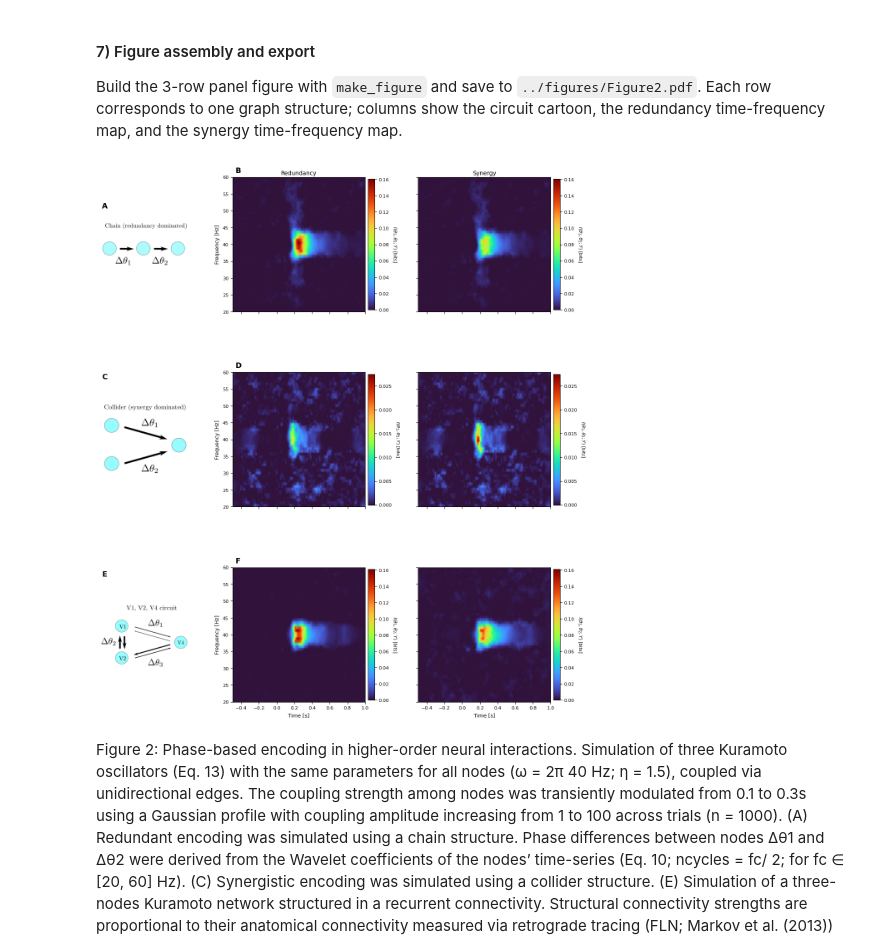
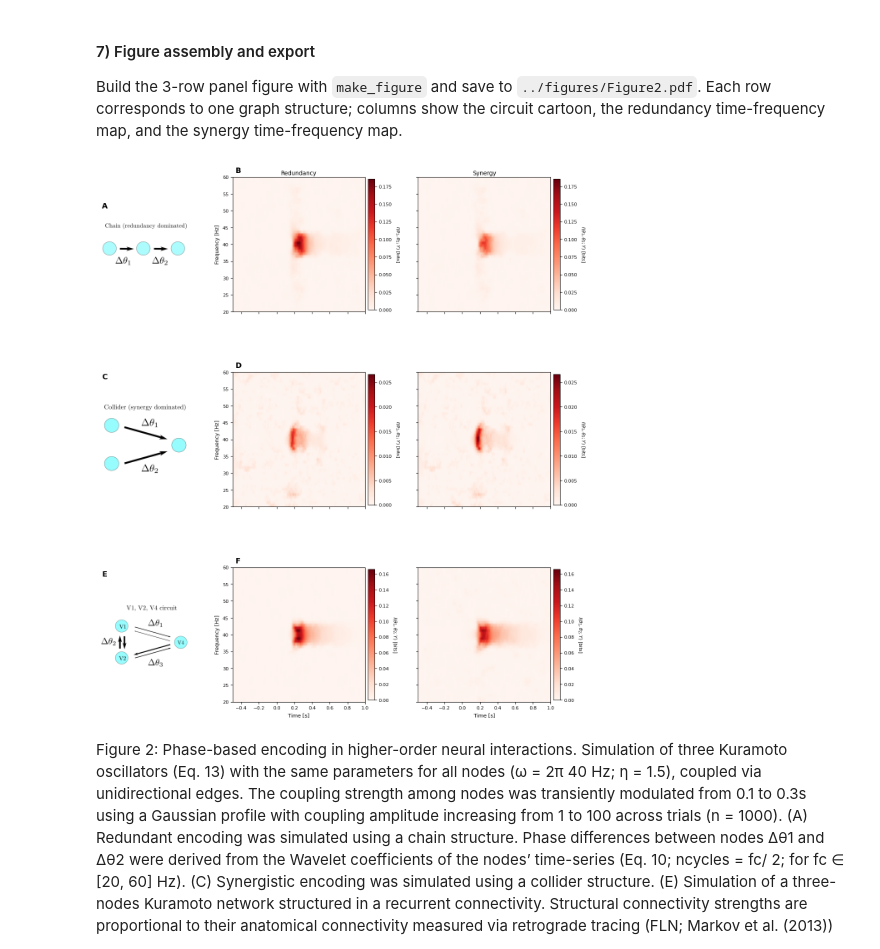
Before and after one commit to brainets/neopid, a Jupyter notebook: notebooks/Figure2.ipynb, the cells around one changed output. Cells and saved outputs as stored; diff of their text form; code cells hidden in the pictures.

Commit message:
changed cmap to Reds

```diff
--- a/notebooks/Figure2.ipynb
+++ b/notebooks/Figure2.ipynb
@@ -67,7 +67,7 @@ def make_figure(
     freqs: np.ndarray,      # frequency axis (shared across rows)
     cartoon_paths: list,    # [path_A, path_C, path_E]
     panel_labels=('A', 'B', 'C', 'D', 'E', 'F'),
-    cmap='turbo',
+    cmap='Reds',
     figsize=(12, 14),
     bg_color='white',
 ):
@@ -378,26 +378,26 @@ Build the 3-row panel figure with `make_figure` and save to `../figures/Figure2.
 # %%
 # Assemble the 3-row figure and export to PDF
 # Rows: chain (A/B), collider (C/D), visual (E/F)
 # Columns per row: circuit cartoon | redundancy heatmap | synergy heatmap
 make_figure(
     redundancies,
     synergies,
     freqs,
     [
         "../figures/3chain_cartoon.png",
         "../figures/3collider_cartoon.png",
         "../figures/3circuit_cartoon.png",
     ],
     panel_labels=('A', 'B', 'C', 'D', 'E', 'F'),
-    cmap='turbo',
+    cmap='Reds',
     figsize=(12, 14),
     bg_color='white',
 )
 
 # save figure to PDF (vector format for publication)
 plt.savefig("../figures/Figure2.pdf")
 # %% [output]
-[figure, old version]
+[figure, new version]
 # %% [markdown]
 Figure 2: Phase-based encoding in higher-order neural interactions. Simulation of three Kuramoto
 oscillators (Eq. 13) with the same parameters for all nodes (ω = 2π 40 Hz; η = 1.5), coupled via unidirectional
```
Also changed, not shown: parts of 1 cell of this notebook, 6 other files.
